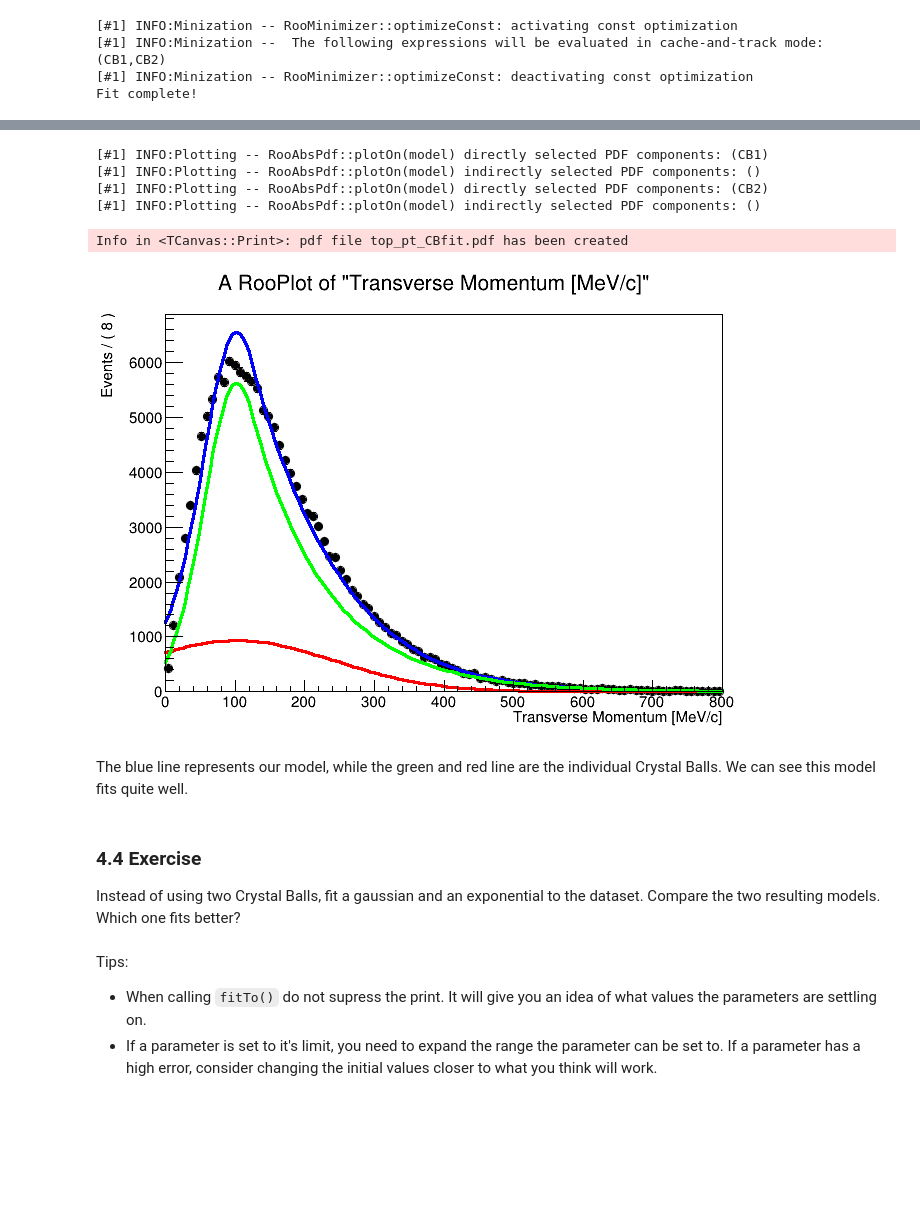
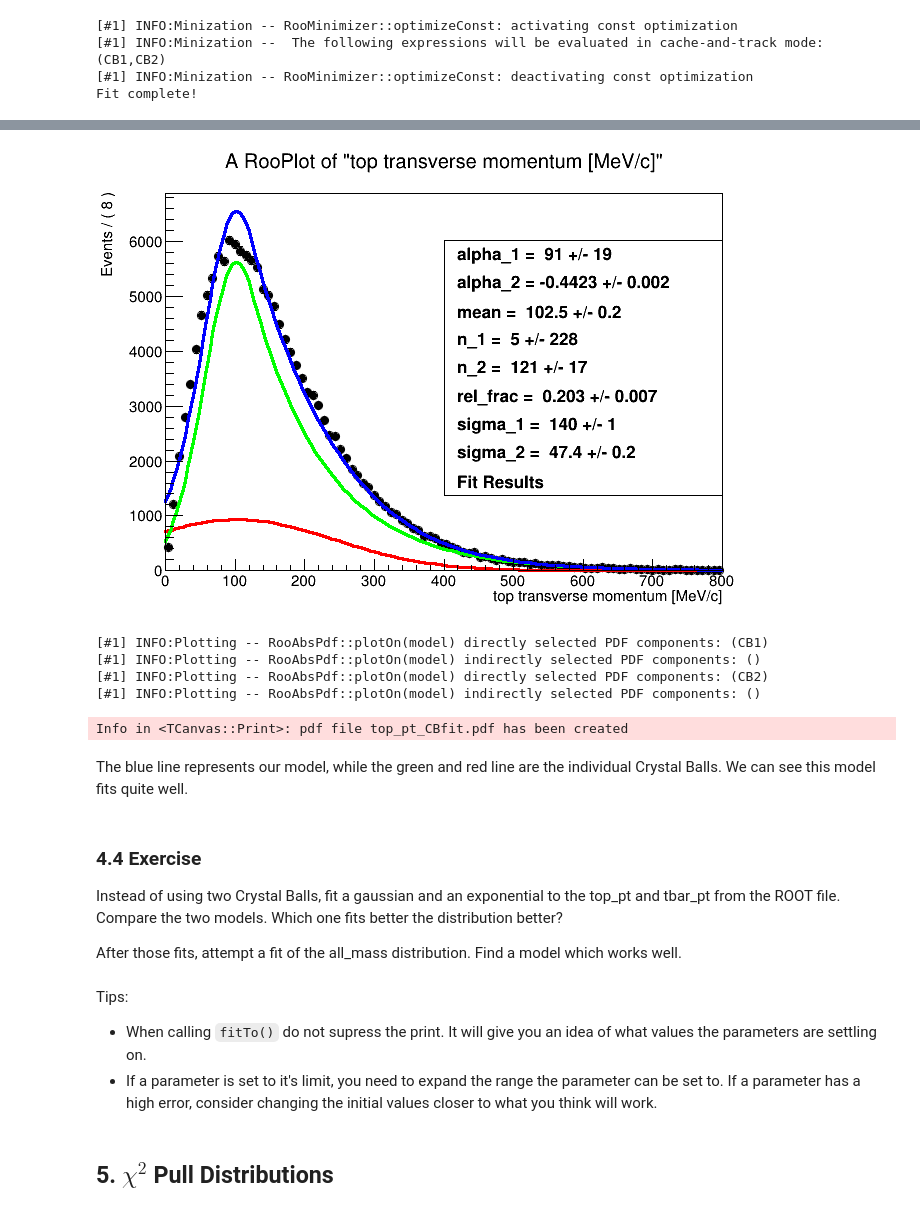
Before and after one commit to AWildridge/HiggsBosonClass, a Jupyter notebook: notebooks/c++/Lab 2 Introduction to Curve Fitting.ipynb, the cells around one changed output, grey strips where cells are left out. Drawn from its saved outputs; the diff is of its cells as text; code cells hidden in the pictures; blank space fills up the shorter version.

```diff
--- a/notebooks/c++/Lab 2 Introduction to Curve Fitting.ipynb
+++ b/notebooks/c++/Lab 2 Introduction to Curve Fitting.ipynb
@@ -259,26 +254,30 @@ The fit can take a while to complete: expect more complicated models to take lon
 # %%
 // Plot data_set, model, and components of the model
-//RooPlot * xframe = x->frame(); // Uncomment this if you don't have xframe already created.
-dataset->plotOn(xframe);
-model->plotOn(xframe);
-model->plotOn(xframe, RooFit::Components("CB1"), RooFit::LineColor(kRed));
-model->plotOn(xframe, RooFit.Components("CB2"), RooFit.LineColor(kGreen));
+RooPlot * xframe2 = x->frame();
+dataset->plotOn(xframe2);
+model->plotOn(xframe2);
+model->plotOn(xframe2, RooFit::Components("CB1"), RooFit::LineColor(kRed));
+model->plotOn(xframe2, RooFit::Components("CB2"), RooFit::LineColor(kGreen));
+model->plotOn(xframe2);
+model->paramOn(xframe2, RooFit::Label("Fit Results"), RooFit::Format("NEU", RooFit::AutoPrecision(1)), RooFit::Layout(0.5,0.9,0.8));
 TCanvas * canvas3 = new TCanvas();
-xframe->Draw()
+xframe2->Draw();
 canvas3->SaveAs("top_pt_CBfit.pdf");
 canvas3->Draw();
 # %% [output]
+[figure, new version]
 [#1] INFO:Plotting -- RooAbsPdf::plotOn(model) directly selected PDF components: (CB1)
 [#1] INFO:Plotting -- RooAbsPdf::plotOn(model) indirectly selected PDF components: ()
 [#1] INFO:Plotting -- RooAbsPdf::plotOn(model) directly selected PDF components: (CB2)
 [#1] INFO:Plotting -- RooAbsPdf::plotOn(model) indirectly selected PDF components: ()
 Info in <TCanvas::Print>: pdf file top_pt_CBfit.pdf has been created
-[figure, old version]
 # %% [markdown]
 The blue line represents our model, while the green and red line are the individual Crystal Balls. We can see this model fits quite well.
 # %% [markdown]
-### 4.4 Exercise <a name = "roofit-exercise">
-Instead of using two Crystal Balls, fit a gaussian and an exponential to the dataset. Compare the two resulting models. Which one fits better?
+### 4.4 Exercise  <a name="fit-exercise2" />
+Instead of using two Crystal Balls, fit a gaussian and an exponential to the top_pt and tbar_pt from the ROOT file. Compare the two models. Which one fits better the distribution better?
+
+After those fits, attempt a fit of the all_mass distribution. Find a model which works well.
 # %%
 // Define Observable
 
@@ -303,3 +302,5 @@ Instead of using two Crystal Balls, fit a gaussian and an exponential to the dat
 Tips:
 * When calling `fitTo()` do not supress the print. It will give you an idea of what values the parameters are settling on.
 * If a parameter is set to it's limit, you need to expand the range the parameter can be set to. If a parameter has a high error, consider changing the initial values closer to what you think will work.
+# %% [markdown]
+## 5. $\chi^2$ Pull Distributions <a name="pulls" />
```
Also changed, not shown: parts of 15 cells of this notebook, 1 other file.
